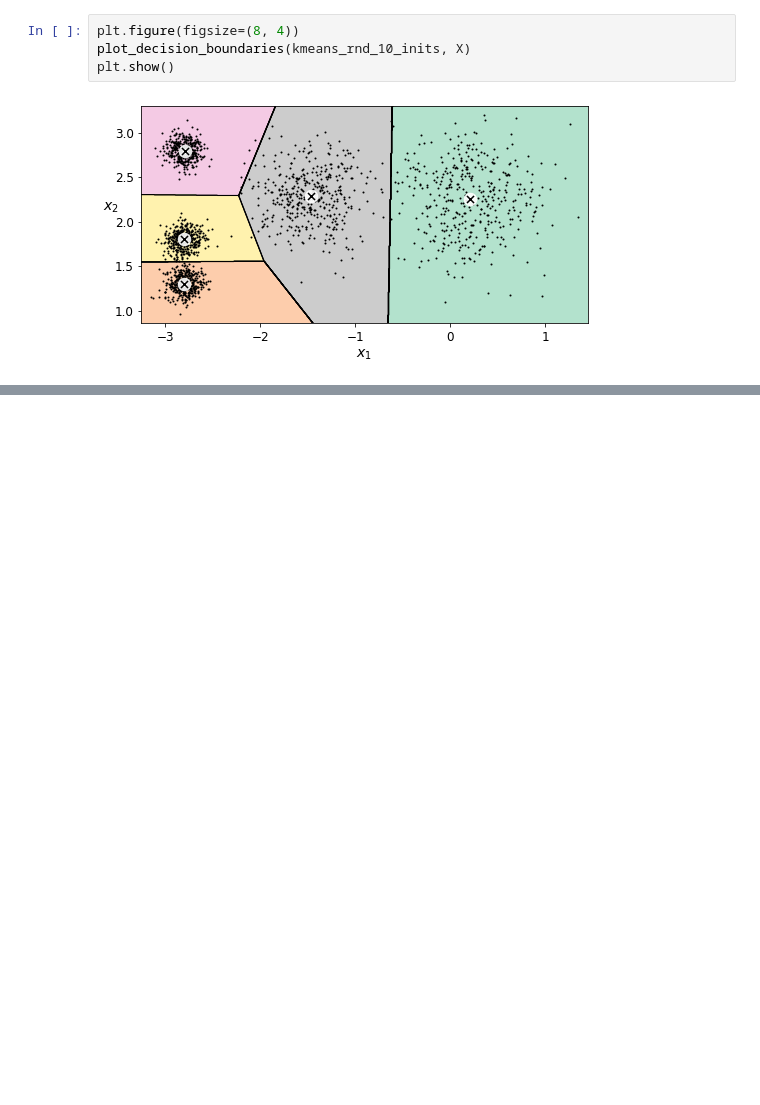
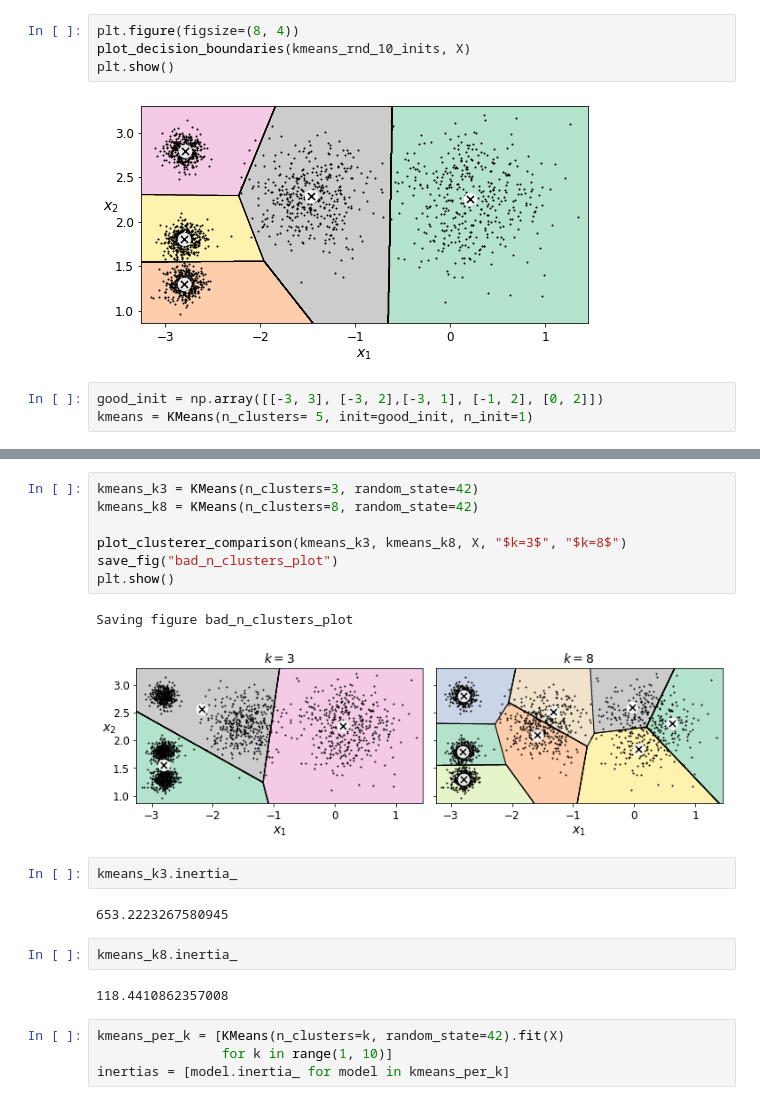
Before and after one commit to rahul263-stack/Hands-on-machine-learning, a Jupyter notebook: UnsupervisedLearningTechniques.ipynb, the cells around one changed output, grey strips where cells are left out. Cells and saved outputs as stored; diff of their text form; blank space fills up the shorter version.

```diff
--- a/UnsupervisedLearningTechniques.ipynb
+++ b/UnsupervisedLearningTechniques.ipynb
@@ -306,3 +306,6 @@ plot_decision_boundaries(kmeans_rnd_10_inits, X)
 plt.show()
 # %% [output]
 [figure]
+# %%
+good_init = np.array([[-3, 3], [-3, 2],[-3, 1], [-1, 2], [0, 2]])
+kmeans = KMeans(n_clusters= 5, init=good_init, n_init=1)
@@ -308,0 +423,22 @@ plt.show()
+# %%
+kmeans_k3 = KMeans(n_clusters=3, random_state=42)
+kmeans_k8 = KMeans(n_clusters=8, random_state=42)
+
+plot_clusterer_comparison(kmeans_k3, kmeans_k8, X, "$k=3$", "$k=8$")
+save_fig("bad_n_clusters_plot")
+plt.show()
+# %% [output]
+Saving figure bad_n_clusters_plot
+[figure, added]
+# %%
+kmeans_k3.inertia_
+# %% [output]
+653.2223267580945
+# %%
+kmeans_k8.inertia_
+# %% [output]
+118.4410862357008
+# %%
+kmeans_per_k = [KMeans(n_clusters=k, random_state=42).fit(X)
+                for k in range(1, 10)]
+inertias = [model.inertia_ for model in kmeans_per_k]
```
Also changed, not shown: parts of 23 cells of this notebook.
